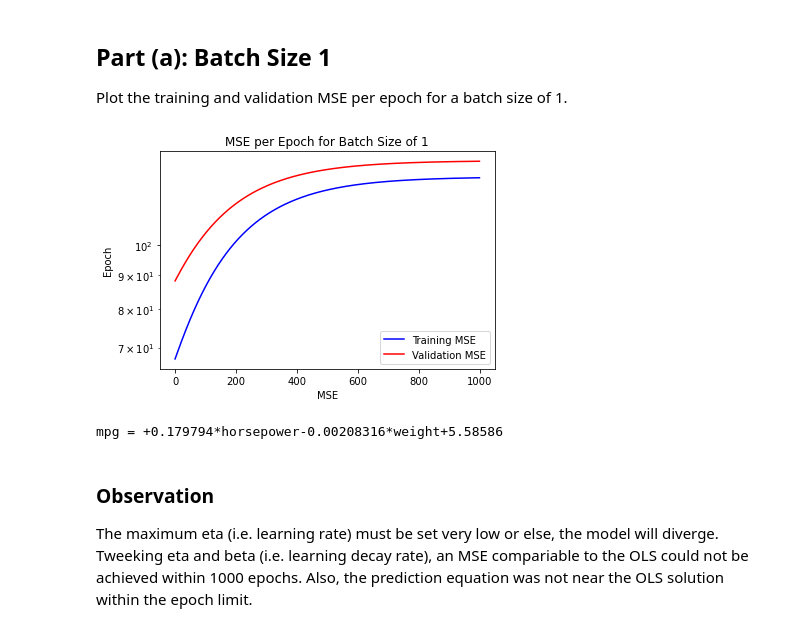
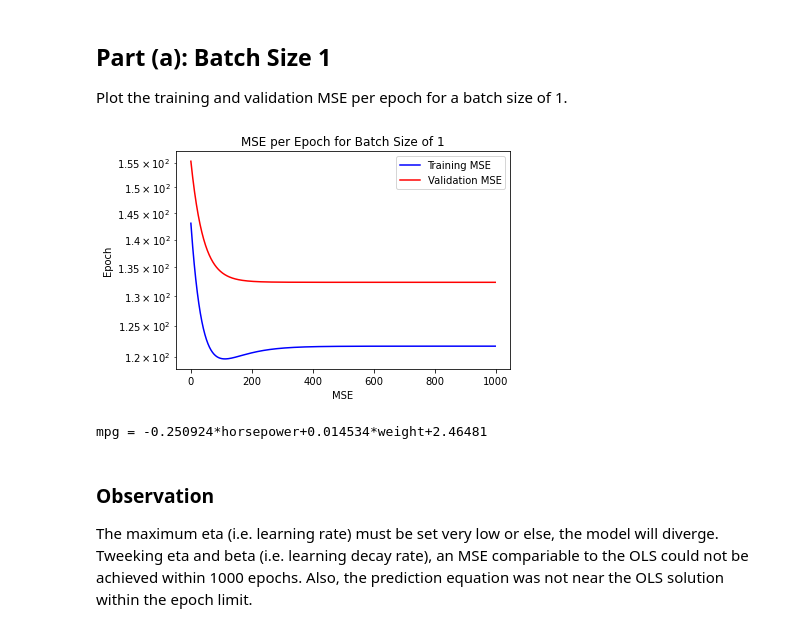
Before and after one commit to richardhemphill/ECE5268_MiniProject, a Jupyter notebook: MP1/src/Hemphill_MP1_P3.ipynb, the cells around one changed output. Saved outputs shown, nothing was run; the diff lists cells and outputs as text; code cells hidden in the pictures.

```diff
--- a/MP1/src/Hemphill_MP1_P3.ipynb
+++ b/MP1/src/Hemphill_MP1_P3.ipynb
@@ -53,7 +53,7 @@ def PredictionEquation(y, xs, w):
     return eq
 # %%
 # Perform Stochastic Gradient Decent on a Training Set
-def StochasticGradientDecent(trainSet, valSet, outParam, inParam, epochs=1000,batchSize=1,etaMax=0.1, beta=1, m=0):
+def StochasticGradientDecent(trainSet, valSet, outParam, inParam, epochs=1000,batchSize=1,etaMax=0.1, beta=1, m=0, debug=False):
     trainMse = []
     Ytrain = trainSet[outParam]
     Xtrain = DesignMatrix(dataSet=trainSet,features=inParam)
@@ -75,28 +75,19 @@ def StochasticGradientDecent(trainSet, valSet, outParam, inParam, epochs=1000,ba
 
     for e in range(epochs):
         for t in range(itters):
-    #for e in range(1):
-        #for t in range(itters):
             # Parse out a sample of the training set for a batch.
             if batchSize > 1:
                 batchStart = (batchSize)*(t)
                 batchEnd = (batchSize)*(t+1)
-                #print('start({}) end({})'.format(batchStart,batchEnd))
                 if batchEnd >= trainLen:
                     batchWrap = batchEnd - trainLen + 1
                     batchEnd = trainLen-1
                     batchSet = trainSet[batchStart:batchEnd]
                     batchSet = np.append(batchSet,trainSet[0:batchWrap])
-                    #print('s({}) e({}) w({}) t({})'.format(batchStart,batchEnd,batchWrap,trainLen))
                 else:
                     batchSet = trainSet[batchStart:batchEnd]
             else:
                 batchSet = trainSet[t]
-            #print(batchSet)
-
-            # Shuffle the batch.
-            #random.shuffle(batchSet)
-            # Note: This persists with each run and reorders the training set (not just batchSet for run).
 
             # Segregate out the output parameter values.
             Ybatch = batchSet[outParam]
@@ -110,22 +101,21 @@ def StochasticGradientDecent(trainSet, valSet, outParam, inParam, epochs=1000,ba
             # Calculate the sum of gradients.
             dE = np.zeros(len(inParam))
             if batchSize > 1:
-                #print(Ybatch)
                 for s in range(batchSize):
-                    #print('s({})'.format(s))
-                    #print(Ybatch[s])
                     dE += Xbatch[s].T.dot(Xbatch[s].dot(W)-Ybatch[s])
             else:
                 dE += Xbatch.T.dot(Xbatch.dot(W)-Ybatch)
-            g = (2/batchSize) * dE
+
+            # Scale the gradient
+            g = (2.0/batchSize) * dE
 
             # Change in theta
             dW = - eta * g + m * dW
 
             # Update theta
-            W = Wlast + dW
+            W += dW
 
-            if False:
+            if debug:
                 if e<1:
                     if t<itters:
                         print('= e({}) t({}) ='.format(e,t))
@@ -136,8 +126,6 @@ def StochasticGradientDecent(trainSet, valSet, outParam, inParam, epochs=1000,ba
                         print('\tW={}'.format(W))
                         print('===============')
 
-            Wlast = W
-
         Wa[:-1] = W
         Wa[-1] = Ytrain.mean(axis=0) - Xtrain.mean(axis=0).T.dot(W)
 
@@ -171,12 +159,12 @@ testData = dataSet[NUMBER_FOR_TRAINING+NUMBER_FOR_VALIDATION+1:]
 Plot the training and validation MSE per epoch for a batch size of 1.
 # %%
 PART_A_BATCH_SIZE = 1
-Wa, trainMse, valMse = StochasticGradientDecent(trainSet=trainData, valSet=valData, outParam=OUTPUT_FEATURE, inParam=INPUT_FEATURES, epochs=EPOCHS,batchSize=PART_A_BATCH_SIZE,etaMax=2.0E-7, beta=0.5, m=0.9)
+Wa, trainMse, valMse = StochasticGradientDecent(trainSet=trainData, valSet=valData, outParam=OUTPUT_FEATURE, inParam=INPUT_FEATURES, epochs=EPOCHS,batchSize=PART_A_BATCH_SIZE,etaMax=3.0E-7, beta=0.5, m=0.1,debug=False)
 SgdPlot(trainMse=trainMse,valMse=valMse,batchSize=PART_A_BATCH_SIZE)
 print(PredictionEquation(y=OUTPUT_FEATURE, xs=INPUT_FEATURES, w=Wa))
 # %% [output]
-[figure, old version]
+[figure, new version]
-mpg = +0.179794*horsepower-0.00208316*weight+5.58586
+mpg = -0.250924*horsepower+0.014534*weight+2.46481
 # %% [markdown]
 ### Observation
 The maximum eta (i.e. learning rate) must be set very low or else, the model will diverge.  Tweeking eta and beta (i.e. learning decay rate), an MSE compariable to the OLS could not be achieved within 1000 epochs.  Also, the prediction equation was not near the OLS solution within the epoch limit.
```
Also changed, not shown: parts of 1 cell of this notebook.
